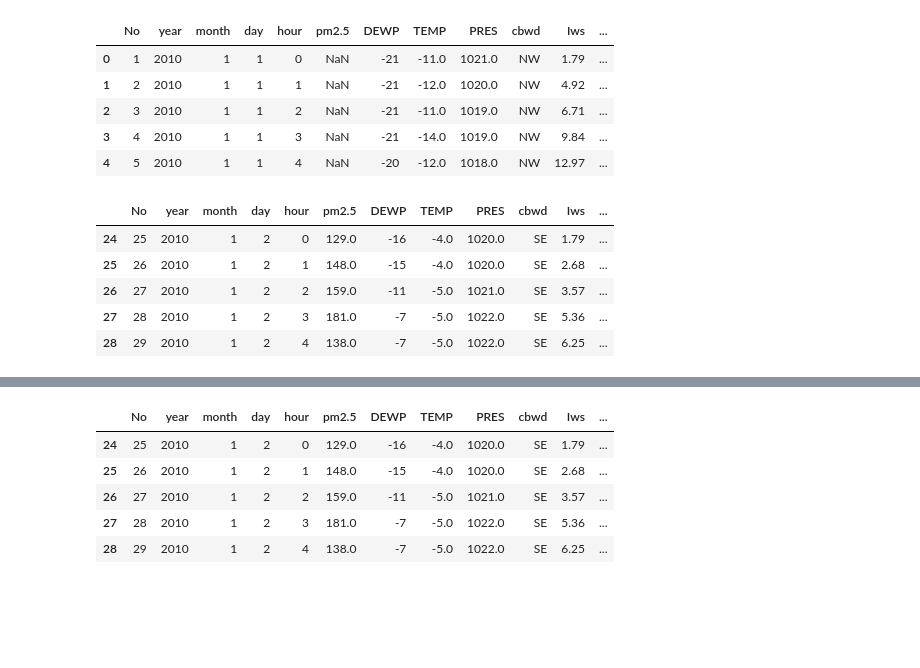
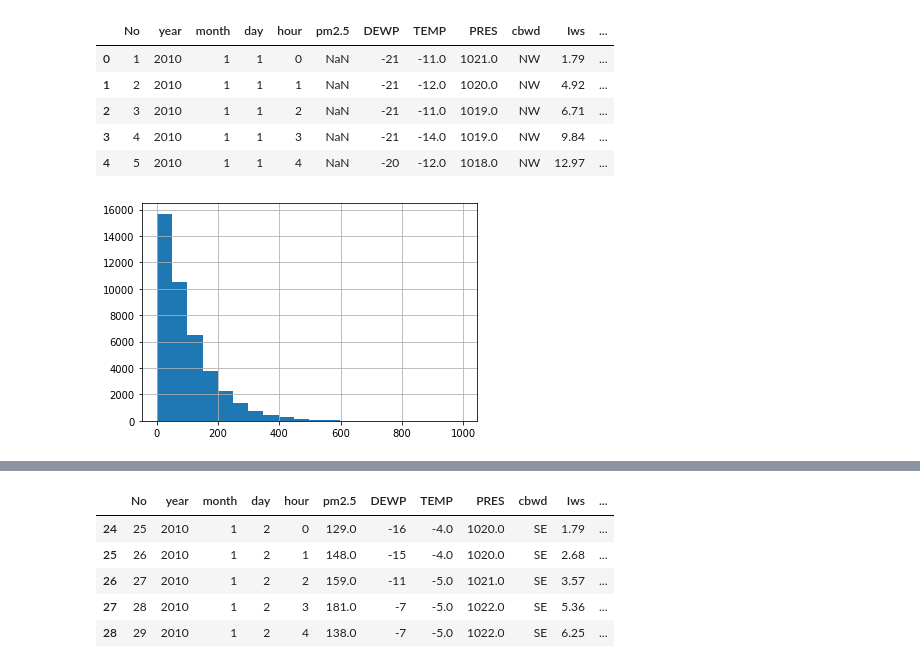
Before and after one commit to tomroh/randomforestexample, a Jupyter notebook: random-forest-ex.ipynb, the cells around one changed output, grey strips where cells are left out. Saved outputs shown, nothing was run; the diff lists cells and outputs as text; code cells hidden in the pictures; blank space fills up the shorter version.

```diff
--- a/random-forest-ex.ipynb
+++ b/random-forest-ex.ipynb
@@ -14,15 +15,11 @@ airquality.head()
 | 4 | 5 | 2010 | 1 | 1 | 4 | NaN | -20 | -12.0 | 1018.0 | NW | 12.97 | ... |
 # %%
 airquality.dropna(inplace = True)
-# %%
-airquality.head()
-# %% [output]
-|  | No | year | month | day | hour | pm2.5 | DEWP | TEMP | PRES | cbwd | Iws | ... |
-| 24 | 25 | 2010 | 1 | 2 | 0 | 129.0 | -16 | -4.0 | 1020.0 | SE | 1.79 | ... |
-| 25 | 26 | 2010 | 1 | 2 | 1 | 148.0 | -15 | -4.0 | 1020.0 | SE | 2.68 | ... |
-| 26 | 27 | 2010 | 1 | 2 | 2 | 159.0 | -11 | -5.0 | 1021.0 | SE | 3.57 | ... |
-| 27 | 28 | 2010 | 1 | 2 | 3 | 181.0 | -7 | -5.0 | 1022.0 | SE | 5.36 | ... |
-| 28 | 29 | 2010 | 1 | 2 | 4 | 138.0 | -7 | -5.0 | 1022.0 | SE | 6.25 | ... |
+# %%
+airquality['pm2.5'].hist(bins = 20)
+plt.show()
+# %% [output]
+[figure, added]
 # %%
 airquality = pd.concat([airquality,pd.get_dummies(airquality["cbwd"])], axis = 1)
 # %%
```
Also changed, not shown: parts of 10 cells of this notebook.
